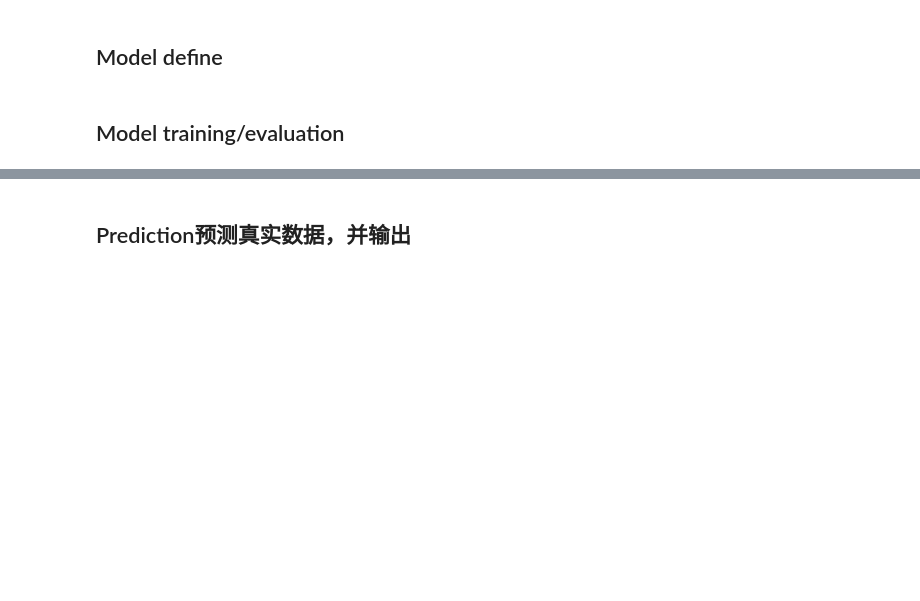
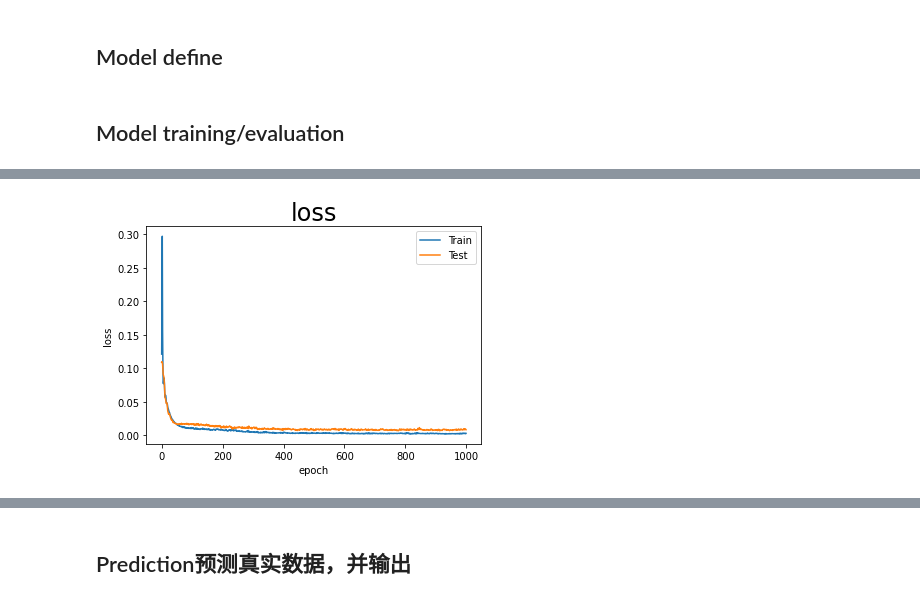
Before and after one commit to KennyNg-19/lkx_gnn, a Jupyter notebook: GCN_17_May.ipynb, the cells around one changed output, grey strips where cells are left out. Cells and saved outputs as stored; diff of their text form; code cells hidden in the pictures; blank space fills up the shorter version.

```diff
--- a/GCN_17_May.ipynb
+++ b/GCN_17_May.ipynb
@@ -181,0 +197,68 @@ epoch = 1000
+# %%
+# 记录 epoch loss for plotting
+train_losses = []
+test_losses = []
+
+for epoch_no in range(epoch):
+
+    # 训练步骤开始
+    # 有时不必要：test1.train()
+
+    # 以防万一有BatchNorm和Dropout, 加上就好
+    model.train()
+
+    # 优化器graient清零
+    optimizer.zero_grad()
+
+    train_output = model(train_data.x, train_data.edge_index)
+    train_loss = loss_f(train_output, train_data.y)
+
+    # 反向传播，更新参数
+    train_loss.backward()
+    optimizer.step()
+
+    # record
+    train_losses.append(train_loss.data)
+
+    # if (epoch_no+1) % (epoch/10) == 0:
+        # print("-------{}th epoch-------".format(epoch_no+1))
+        # train_correct = abs((train_output - train_data.y)/train_output) < 0.25  # Check against ground-truth labels.
+        # train_acc = int(train_correct.sum()) / len(train_output)
+
+        # print("train loss: {:.5f}, acc: {:.5f}".format(train_loss.data, train_acc))
+        # writer.add_scalar("train_bt_loss", loss.data, train_step)
+
+
+
+    # 以防万一有BatchNorm和Dropout, 加上就好
+    model.eval()
+
+    # TODO 以下均为epoch为单位
+    # test_loss_total = 0 # 单独记下整个epoch的test loss
+    # test_correct_total = 0 # 为了最后，计算总的 acc
+    with torch.no_grad(): # freeze gradient
+
+        test_output = model(test_data.x, test_data.edge_index)
+        test_loss = loss_f(test_output, test_data.y)
+
+
+        # record
+        test_losses.append(test_loss.data)
+        # test_loss_total += test_loss.data
+        # test_step = test_step + 1
+
+
+    # ===========一个epoch============ 算一次
+    if (epoch_no+1) % (epoch/10) == 0:
+        print("-------{}th epoch-------".format(epoch_no+1))
+        train_correct = abs((train_output - train_data.y)/train_output) < 0.25  # Check against ground-truth labels.
+        train_acc = int(train_correct.sum()) / len(train_output)
+        test_correct = abs((test_output - test_data.y)/test_output) < 0.25  # Check against ground-truth labels.
+        test_acc = int(test_correct.sum()) / len(test_output)
+        print("train loss: {:.5f}, acc: {:.5f}".format(train_loss.data, train_acc) +
+              " | test loss: {:5f}, acc: {:5f}".format(test_loss.data, test_acc))
+
+    # print(epoch_no % (epoch/10))
+
+draw_loss(train_losses, test_losses)
+# %% [output]
@@ -182 +285,2 @@ epoch = 1000
+[figure, added]
 # %%
```
Also changed, not shown: parts of 5 cells of this notebook.
